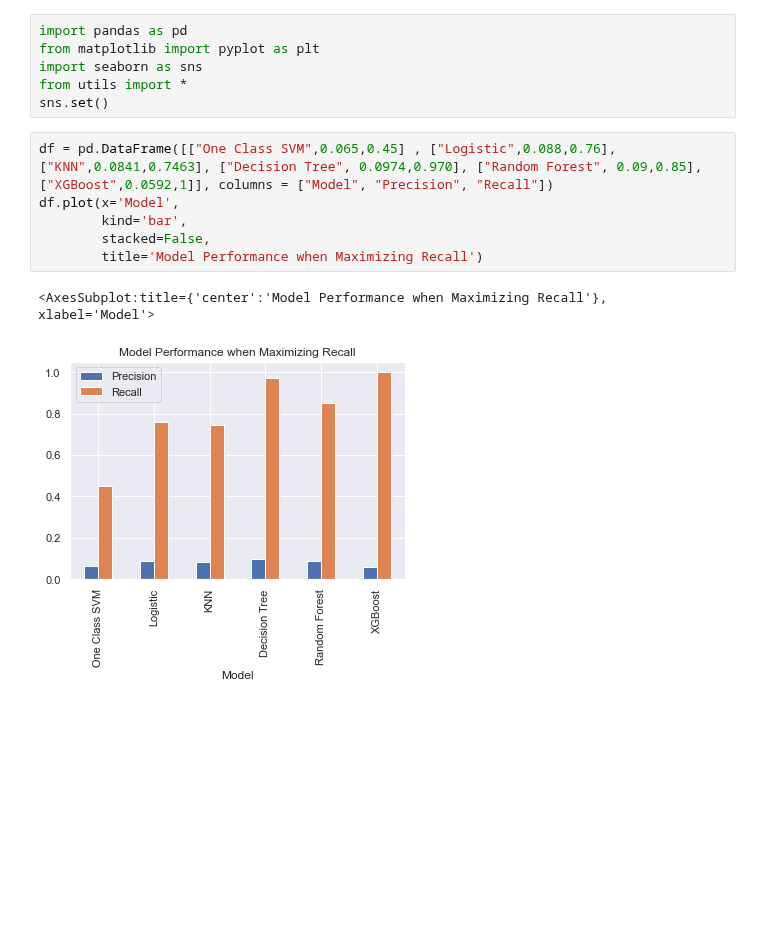
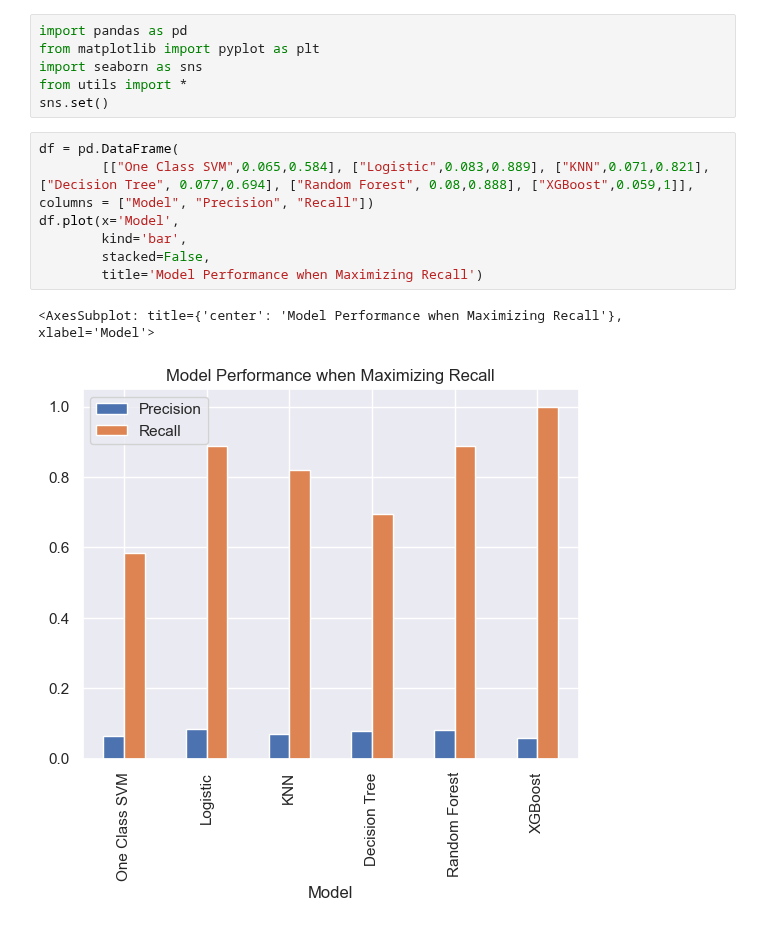
Before and after one commit to hewtungyuen/car-insurance-fraud-BT4012, a Jupyter notebook: comparison.ipynb, the cells around one changed output. Saved outputs shown, nothing was run; the diff lists cells and outputs as text; blank space fills up the shorter version.

```diff
--- a/comparison.ipynb
+++ b/comparison.ipynb
@@ -5,12 +5,13 @@ import seaborn as sns
 from utils import *
 sns.set()
 # %%
-df = pd.DataFrame([["One Class SVM",0.065,0.45] , ["Logistic",0.088,0.76], ["KNN",0.0841,0.7463], ["Decision Tree", 0.0974,0.970], ["Random Forest", 0.09,0.85], ["XGBoost",0.0592,1]], columns = ["Model", "Precision", "Recall"])
+df = pd.DataFrame(
+        [["One Class SVM",0.065,0.584], ["Logistic",0.083,0.889], ["KNN",0.071,0.821], ["Decision Tree", 0.077,0.694], ["Random Forest", 0.08,0.888], ["XGBoost",0.059,1]], columns = ["Model", "Precision", "Recall"])
 df.plot(x='Model',
         kind='bar',
         stacked=False,
         title='Model Performance when Maximizing Recall')
 # %% [output]
-<AxesSubplot:title={'center':'Model Performance when Maximizing Recall'}, xlabel='Model'>
+<AxesSubplot: title={'center': 'Model Performance when Maximizing Recall'}, xlabel='Model'>
-[figure, old version]
+[figure, new version]
 # %%
```
Also changed, not shown: parts of 1 cell of this notebook.
